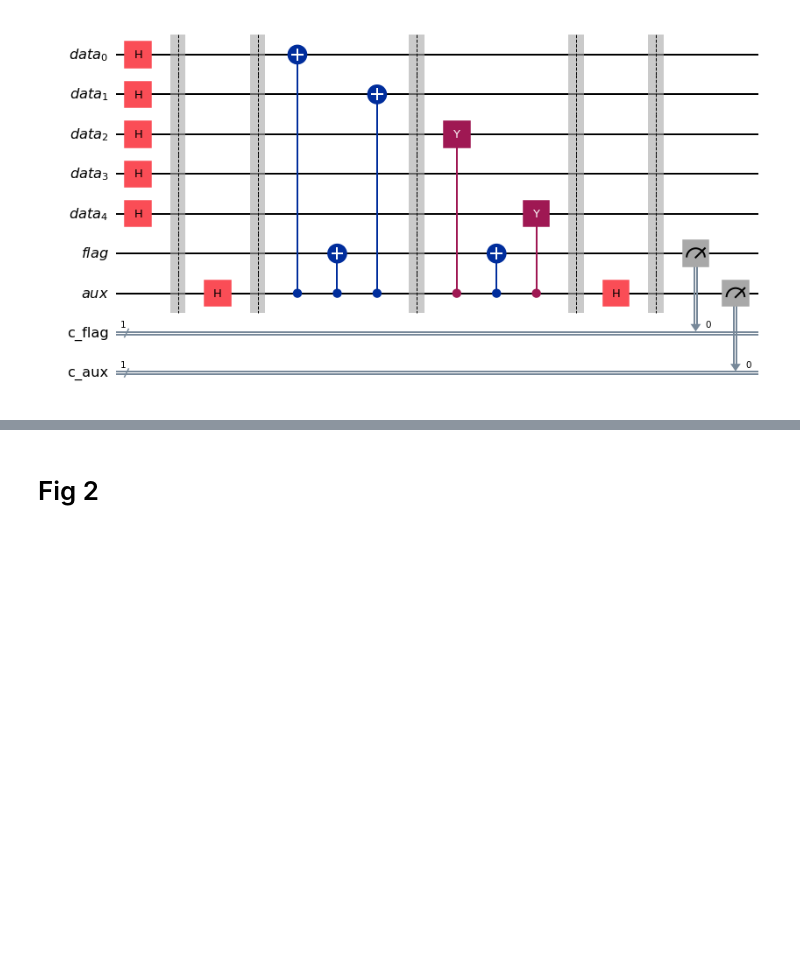
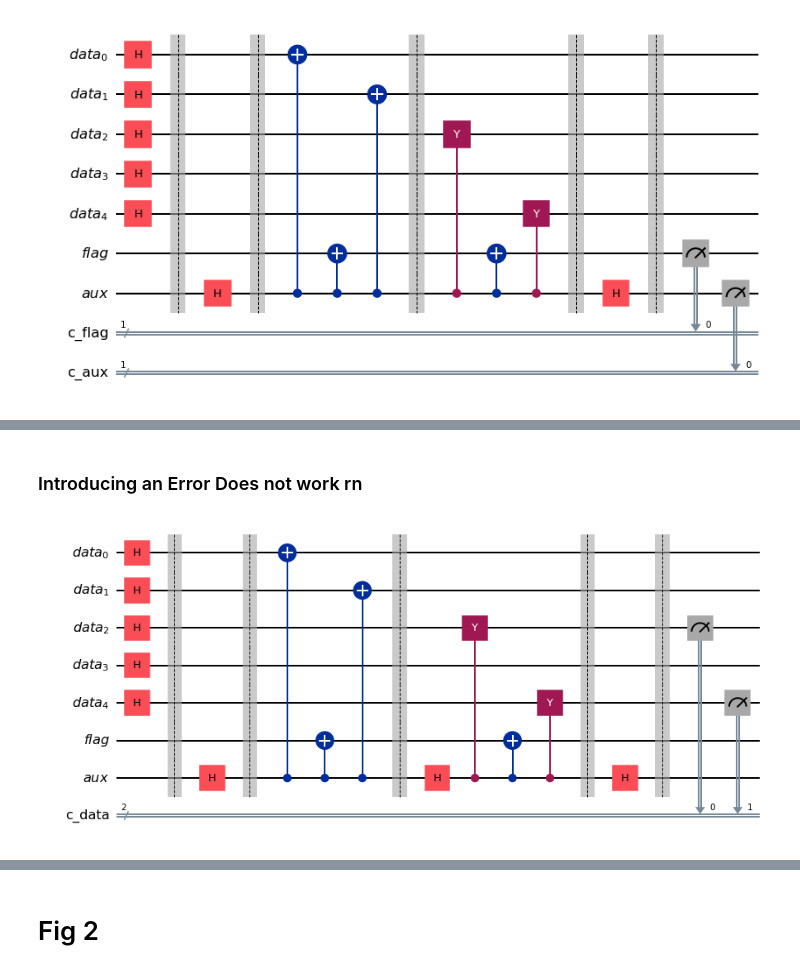
Before and after one commit to 10ay/c191proj, a Jupyter notebook: Paper Figures.ipynb, the cells around one changed output, grey strips where cells are left out. Cells and saved outputs as stored; diff of their text form; code cells hidden in the pictures; blank space fills up the shorter version.

```diff
--- a/Paper Figures.ipynb
+++ b/Paper Figures.ipynb
@@ -63,0 +125,53 @@ plot_histogram(result.get_counts(),figsize=(20,8), color = 'purple')
+# %% [markdown]
+### Introducing an Error Does not work rn
+# %%
+aux = QuantumRegister(1, 'aux')
+flag = QuantumRegister(1, 'flag')
+data = QuantumRegister(5, 'data')
+
+
+c_flag = ClassicalRegister(1, 'c_flag')
+c_aux = ClassicalRegister(1, 'c_aux')
+c_data = ClassicalRegister(2, 'c_data')
+
+circuit = QuantumCircuit(data, flag, aux, c_data) # Order is data, ancilla and control qubit from what I understand
+
+for i in range(5):
+    circuit.h(data[i])
+
+circuit.barrier()
+circuit.h(aux[0])
+circuit.barrier()
+circuit.cx(aux[0], data[0])
+circuit.cx(aux[0], flag[0])
+circuit.cx(aux[0], data[1])
+
+circuit.barrier()
+
+#circuit.y(0)#An error does nothing
+#circuit.y(1)#An error does nothing
+#circuit.y(3)#An error does nothing
+#circuit.x(3)#An error does nothing
+#circuit.x(4)#An error does nothing
+
+circuit.h(aux[0])
+circuit.cy(aux[0], data[2])
+circuit.cx(aux[0], flag[0])
+circuit.cy(aux[0], data[4])
+
+circuit.barrier()
+
+circuit.h(aux[0])
+
+circuit.barrier()
+
+#circuit.measure(flag[0], c_flag[0])
+#circuit.measure(aux[0], c_aux[0])
+
+circuit.measure(data[2], c_data[0])
+circuit.measure(data[4], c_data[1])
+
+
+circuit.draw('mpl')
+# %% [output]
+[figure, added]
```
Also changed, not shown: parts of 6 cells of this notebook.
